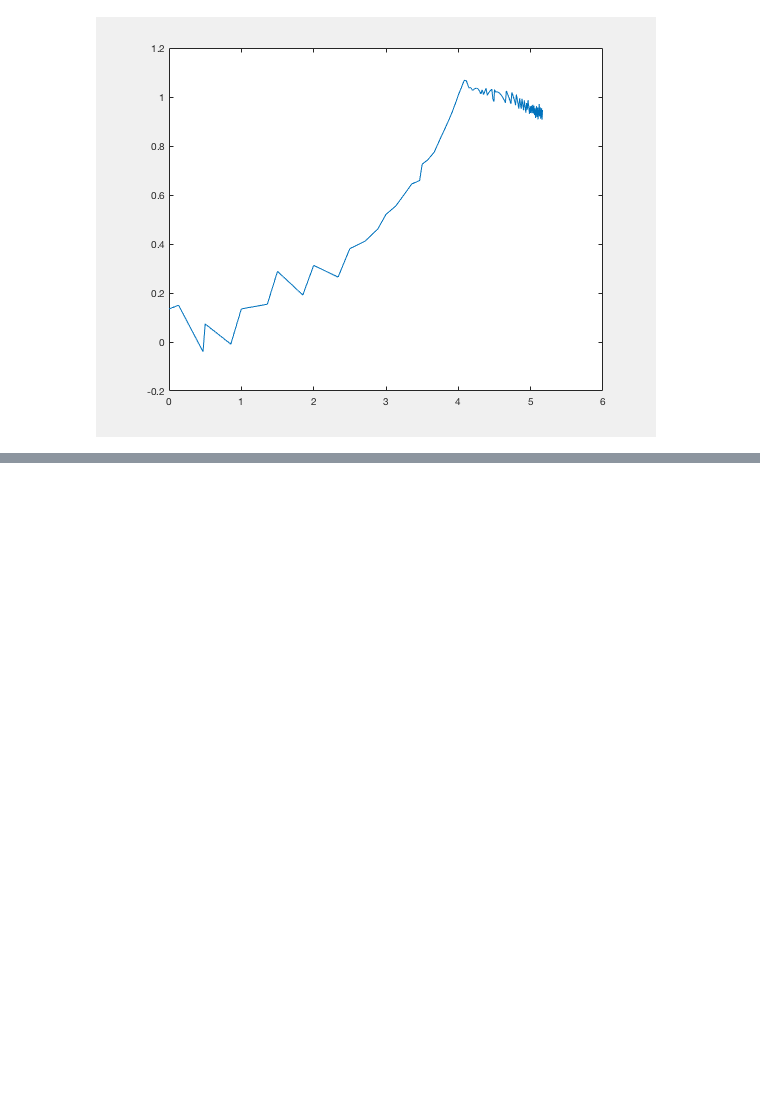
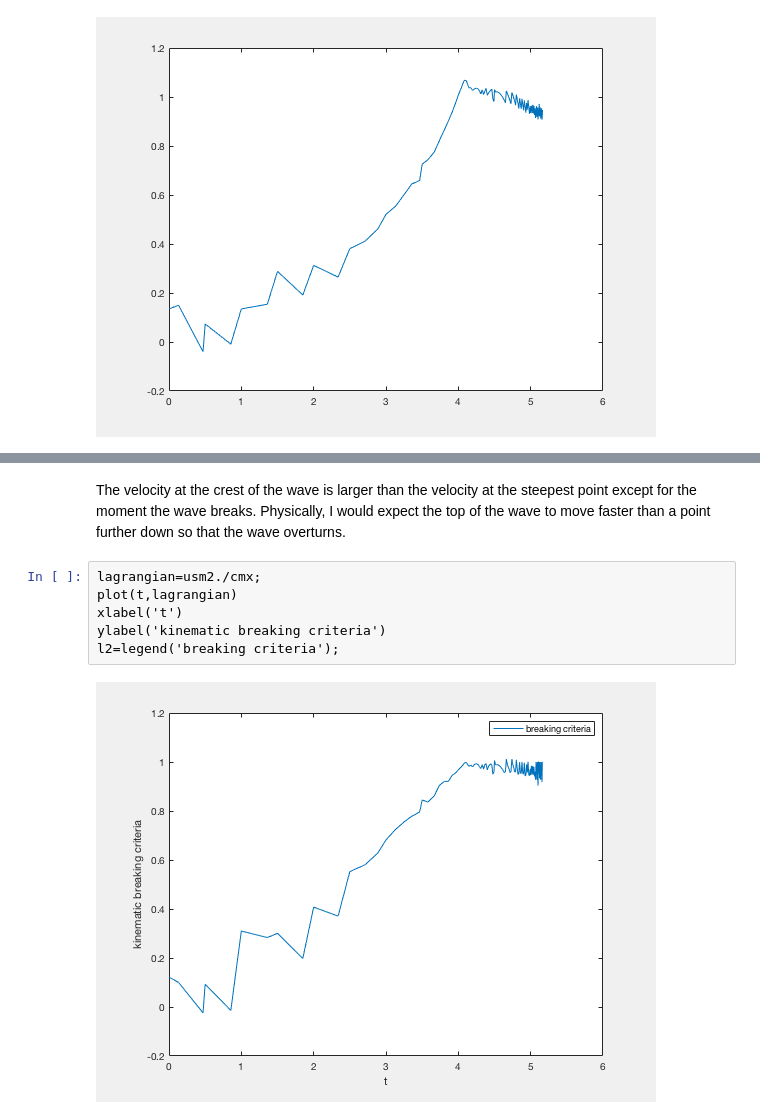
Before and after one commit to npizzo/particlekinematics, a Jupyter notebook: DLS_Particle Kinematics.ipynb, the cells around one changed output, grey strips where cells are left out. Saved outputs shown, nothing was run; the diff lists cells and outputs as text; blank space fills up the shorter version.

```diff
--- a/DLS_Particle Kinematics.ipynb
+++ b/DLS_Particle Kinematics.ipynb
@@ -1288,0 +1338,10 @@ plot(t,indx)
+# %% [markdown]
+The velocity at the crest of the wave is larger than the velocity at the steepest point except for the moment the wave breaks. Physically, I would expect the top of the wave to move faster than a point further down so that the wave overturns.
+# %%
+lagrangian=usm2./cmx;
+plot(t,lagrangian)
+xlabel('t')
+ylabel('kinematic breaking criteria')
+l2=legend('breaking criteria');
+# %% [output]
+[figure, added]
```
Also changed, not shown: parts of 7 cells of this notebook.
